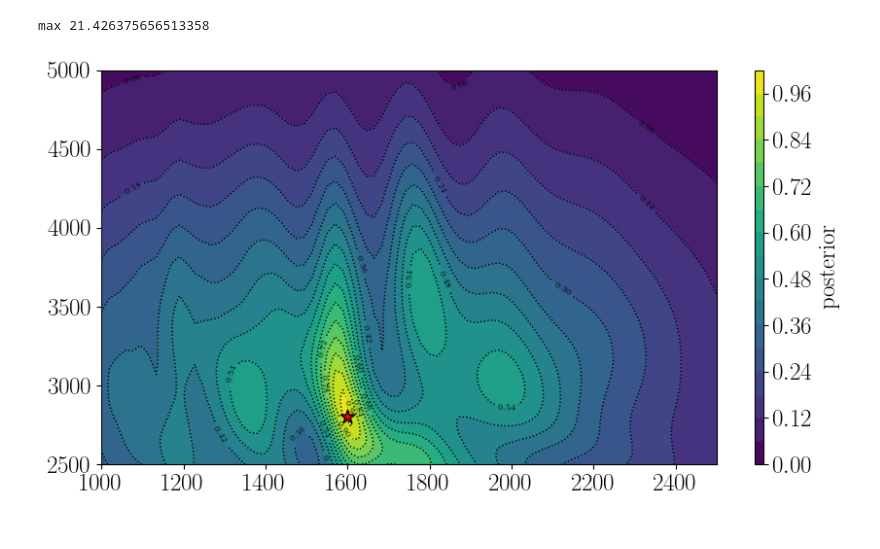
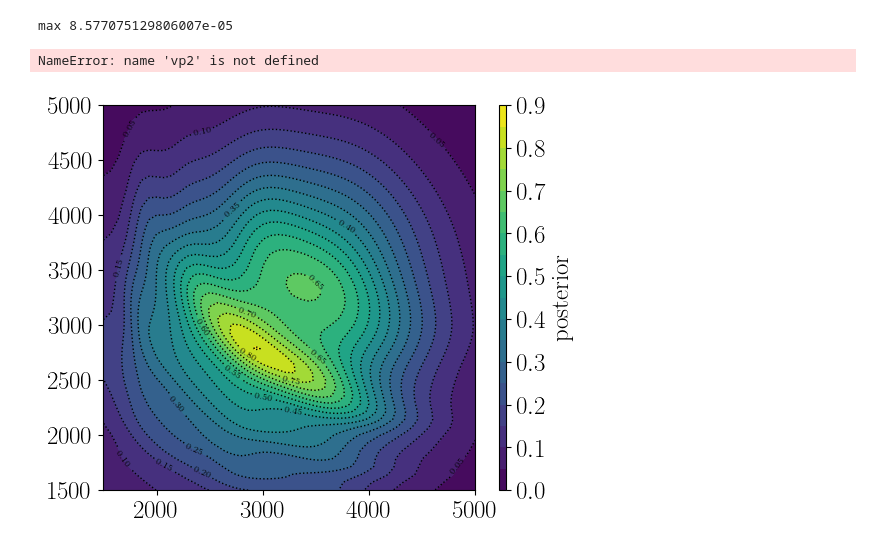
Before and after one commit to pmarchne/reflectivity-acoustic, a Jupyter notebook: notebooks/L2_cost.ipynb, the cells around one changed output. Cells and saved outputs as stored; diff of their text form; code cells hidden in the pictures.

```diff
--- a/notebooks/L2_cost.ipynb
+++ b/notebooks/L2_cost.ipynb
@@ -105,28 +168,36 @@ misfit =  4.875488765764438
 # %%
-#vp_min, vp_max, npts = 1000, 2500, 80
-#vp_min2, vp_max2 = 1000, 4000
+vp_min, vp_max, npts = 1500, 5000, 50
+vp_min2, vp_max2 = 1500, 5000
 
-#vp_min, vp_max, npts = 1500, 4000, 60
-#vp_min2, vp_max2 = 2000, 7000
-
-vp_min, vp_max, npts = 1000, 2500, 80
-vp_min2, vp_max2 = 2500, 5000
+#vp0, vp1, vp2 = 1900., 2800., 4200.
 
 x_vals = np.linspace(vp_min, vp_max, npts)
 y_vals = np.linspace(vp_min2, vp_max2, npts)
 xgrid, ygrid = np.meshgrid(x_vals, y_vals, indexing='ij')
 COST = np.empty_like(xgrid)
+COST1 = np.empty_like(xgrid)
+COST2 = np.empty_like(xgrid)
+COST4 = np.empty_like(xgrid)
+COST5 = np.empty_like(xgrid)
+COST5_bis = np.empty_like(xgrid)
+COST10 = np.empty_like(xgrid)
 
 start_time = time.time()
 for i in range(npts):
     for j in range(npts):
         point = np.array([xgrid[i, j], ygrid[i, j]])
-        #layers = [(250.0, point[0], 2000.0),(600.0, point[1], 2000.0)]
-        # layers = [(300.0, 1600., 2000.0),(350.0, point[0], 2000.0),(500.0, point[1], 2000.0)]
-        layers = [(300.0, point[0], 2000.0),(350.0, point[1], 2000.0),(500.0, 4800., 2000.0)]
-        dcal_tmp = forward(layers, acq, param, free_surface=fs, nq_prop=nq_prop, nq_evan=nq_evan)
-        COST[i,j] = l2_misfit(dcal_tmp, trace, std_noise)
+        vps[2], vps[3] = point[0], point[1]
+        layers = update_from_arrays(layers, vps=vps)
+        dcal = forward(layers, acq, param, free_surface=fs, nq_prop=nquad)
+        COST[i,j] = l2_misfit(dcal, d_obs, std_noise=1.)
+        COST1[i,j] = l2_misfit_nobs(dcal, d_obs, ind_obs=[6])
+        COST2[i,j] = l2_misfit_nobs(dcal, d_obs, ind_obs=[12, 24])
+        COST4[i,j] = l2_misfit_nobs(dcal, d_obs, ind_obs=[9, 15, 21, 27])
+        COST5[i,j] = l2_misfit_nobs(dcal, d_obs, ind_obs=[0, 6, 12, 18, 24, 30])
+        COST5_bis[i,j] = l2_misfit_nobs(dcal, d_obs, ind_obs=[15, 16, 17, 18, 19])
+        COST10[i,j] = l2_misfit_nobs(dcal, d_obs, ind_obs=[0, 3, 6, 9, 12, 15, 18, 21, 24, 27, 30])
 
 elapsed_time = time.time() - start_time
 print(f"generated misfit map in {elapsed_time:.3f} seconds.")
+print(f"time per forward is {elapsed_time/(npts*npts):.3f} seconds.")
 # %% [output]
@@ -164,8 +264,8 @@ def gaussian_prior_2d(xgrid, ygrid, mean, std):
     exponent = -0.5 * (dx**2 + dy**2)
     return np.exp(exponent)
 
-vp_mean = [1600., 3000.]
-std = [500, 1000]   # sqrt of diagonal cov
+vp_mean = [3000., 3000.]
+std = [1000, 1000]   # sqrt of diagonal cov
 # Compute prior
 prior = gaussian_prior_2d(xgrid, ygrid, vp_mean, std)
 # Compute posterior
@@ -173,18 +273,19 @@ likelihood = np.exp(-(COST/np.max(COST)))
 print("max", np.max(COST))
 posterior = prior * likelihood
 # %% [output]
-max 21.426375656513358
+max 8.577075129806007e-05
 # %%
-plt.figure(figsize=(9, 5))
+plt.figure(figsize=(6, 5))
 contour_lines = plt.contour(xgrid, ygrid, posterior, levels=16,
                                     colors="black", linewidths=1., linestyles="dotted")
 plt.clabel(contour_lines, inline=True, fontsize=6, fmt="%.2f")  # Add isovalue labels
 plt.contourf(xgrid, ygrid, posterior, levels=16, cmap="viridis")
 plt.colorbar(label="posterior", aspect=50)
-plt.scatter(1600, 2800, s=115, c="red", marker='*', alpha=1, edgecolors='k')
-plt.xlim([1000, 2500])
-plt.ylim([2500, 5000])
+plt.scatter(vp2, vp3, s=115, c="red", marker='*', alpha=1, edgecolors='k')
+plt.xlim([vp_min, vp_max])
+plt.ylim([vp_min2, vp_max2])
 plt.tight_layout()
 plt.show()
 # %% [output]
+NameError: name 'vp2' is not defined
-[figure, old version]
+[figure, new version]
```
Also changed, not shown: parts of 13 cells of this notebook, 11 other files.
